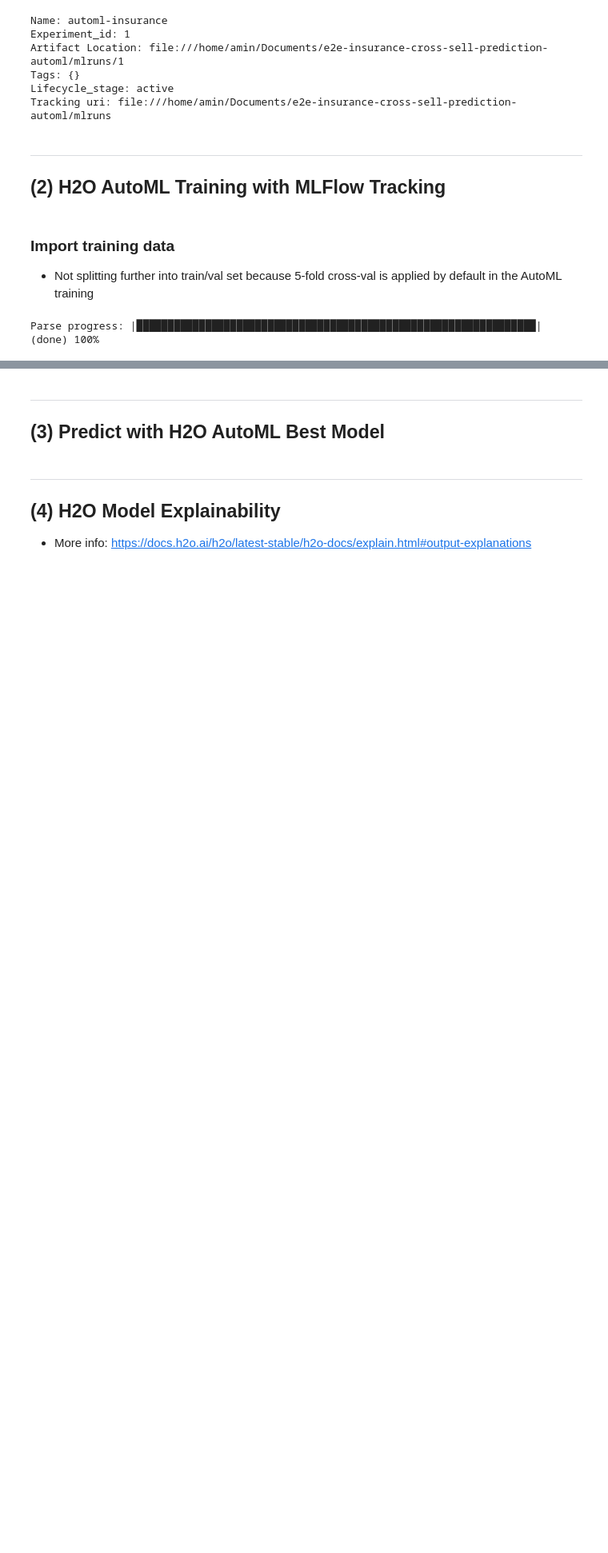
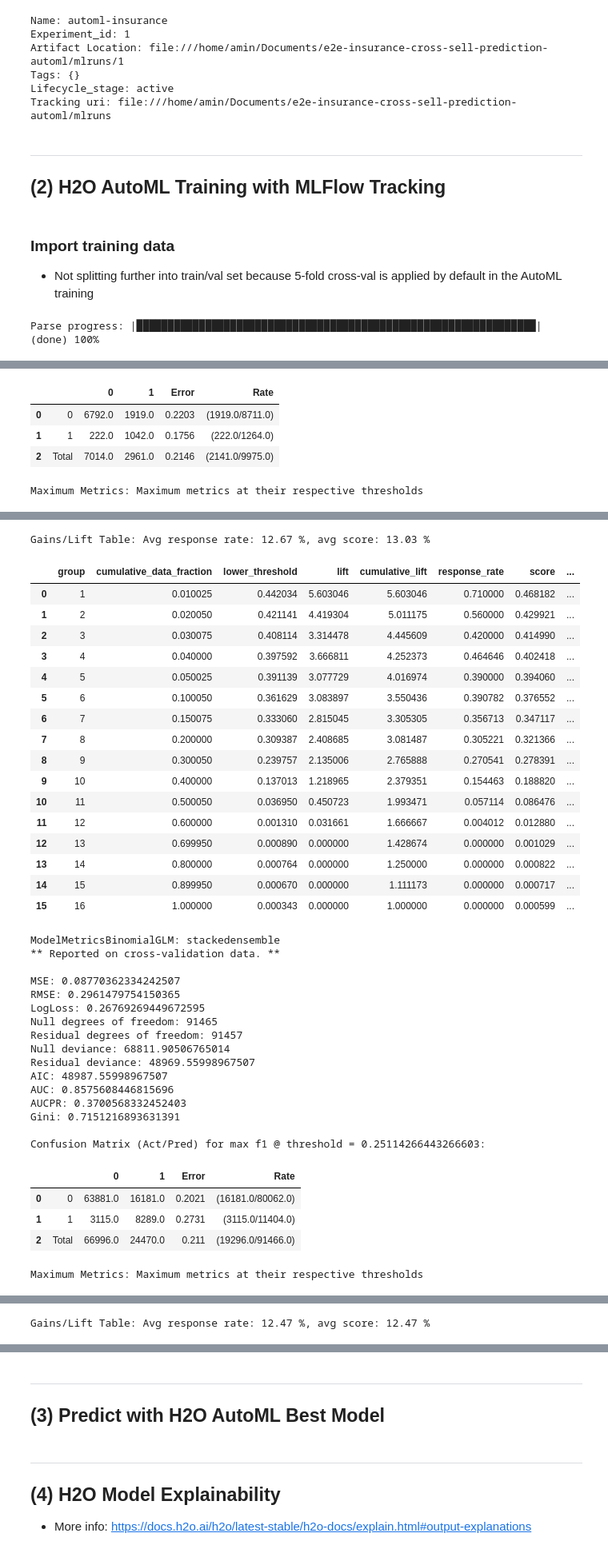
Before and after one commit to aminbenmansour/e2e-insurance-cross-sell-prediction-automl, a Jupyter notebook: 03_H2O_AutoML_with_MLflow.ipynb, the cells around one changed output, grey strips where cells are left out. Shown: that part at 80% size. Cells and saved outputs as stored; diff of their text form; code cells hidden in the pictures; blank space fills up the shorter version.

```diff
--- a/03_H2O_AutoML_with_MLflow.ipynb
+++ b/03_H2O_AutoML_with_MLflow.ipynb
@@ -152,0 +257,4 @@ main_frame.head()
+# %%
+# Leader (best) model stored here
+aml.leader
+# %% [output]
@@ -152,0 +278,5 @@ main_frame.head()
+|  |  | 0 | 1 | Error | Rate |
+| 0 | 0 | 6792.0 | 1919.0 | 0.2203 | (1919.0/8711.0) |
+| 1 | 1 | 222.0 | 1042.0 | 0.1756 | (222.0/1264.0) |
+| 2 | Total | 7014.0 | 2961.0 | 0.2146 | (2141.0/9975.0) |
+Maximum Metrics: Maximum metrics at their respective thresholds
@@ -152,0 +300,39 @@ main_frame.head()
+Gains/Lift Table: Avg response rate: 12.67 %, avg score: 13.03 %
+|  | group | cumulative_data_fraction | lower_threshold | lift | cumulative_lift | response_rate | score | ... |
+| 0 | 1 | 0.010025 | 0.442034 | 5.603046 | 5.603046 | 0.710000 | 0.468182 | ... |
+| 1 | 2 | 0.020050 | 0.421141 | 4.419304 | 5.011175 | 0.560000 | 0.429921 | ... |
+| 2 | 3 | 0.030075 | 0.408114 | 3.314478 | 4.445609 | 0.420000 | 0.414990 | ... |
+| 3 | 4 | 0.040000 | 0.397592 | 3.666811 | 4.252373 | 0.464646 | 0.402418 | ... |
+| 4 | 5 | 0.050025 | 0.391139 | 3.077729 | 4.016974 | 0.390000 | 0.394060 | ... |
+| 5 | 6 | 0.100050 | 0.361629 | 3.083897 | 3.550436 | 0.390782 | 0.376552 | ... |
+| 6 | 7 | 0.150075 | 0.333060 | 2.815045 | 3.305305 | 0.356713 | 0.347117 | ... |
+| 7 | 8 | 0.200000 | 0.309387 | 2.408685 | 3.081487 | 0.305221 | 0.321366 | ... |
+| 8 | 9 | 0.300050 | 0.239757 | 2.135006 | 2.765888 | 0.270541 | 0.278391 | ... |
+| 9 | 10 | 0.400000 | 0.137013 | 1.218965 | 2.379351 | 0.154463 | 0.188820 | ... |
+| 10 | 11 | 0.500050 | 0.036950 | 0.450723 | 1.993471 | 0.057114 | 0.086476 | ... |
+| 11 | 12 | 0.600000 | 0.001310 | 0.031661 | 1.666667 | 0.004012 | 0.012880 | ... |
+| 12 | 13 | 0.699950 | 0.000890 | 0.000000 | 1.428674 | 0.000000 | 0.001029 | ... |
+| 13 | 14 | 0.800000 | 0.000764 | 0.000000 | 1.250000 | 0.000000 | 0.000822 | ... |
+| 14 | 15 | 0.899950 | 0.000670 | 0.000000 | 1.111173 | 0.000000 | 0.000717 | ... |
+| 15 | 16 | 1.000000 | 0.000343 | 0.000000 | 1.000000 | 0.000000 | 0.000599 | ... |
+ModelMetricsBinomialGLM: stackedensemble
+** Reported on cross-validation data. **
+
+MSE: 0.08770362334242507
+RMSE: 0.2961479754150365
+LogLoss: 0.26769269449672595
+Null degrees of freedom: 91465
+Residual degrees of freedom: 91457
+Null deviance: 68811.90506765014
+Residual deviance: 48969.55998967507
+AIC: 48987.55998967507
+AUC: 0.8575608446815696
+AUCPR: 0.3700568332452403
+Gini: 0.7151216893631391
+
+Confusion Matrix (Act/Pred) for max f1 @ threshold = 0.25114266443266603:
+|  |  | 0 | 1 | Error | Rate |
+| 0 | 0 | 63881.0 | 16181.0 | 0.2021 | (16181.0/80062.0) |
+| 1 | 1 | 3115.0 | 8289.0 | 0.2731 | (3115.0/11404.0) |
+| 2 | Total | 66996.0 | 24470.0 | 0.211 | (19296.0/91466.0) |
+Maximum Metrics: Maximum metrics at their respective thresholds
@@ -152,0 +356 @@ main_frame.head()
+Gains/Lift Table: Avg response rate: 12.47 %, avg score: 12.47 %
```
Also changed, not shown: parts of 9 cells of this notebook.
